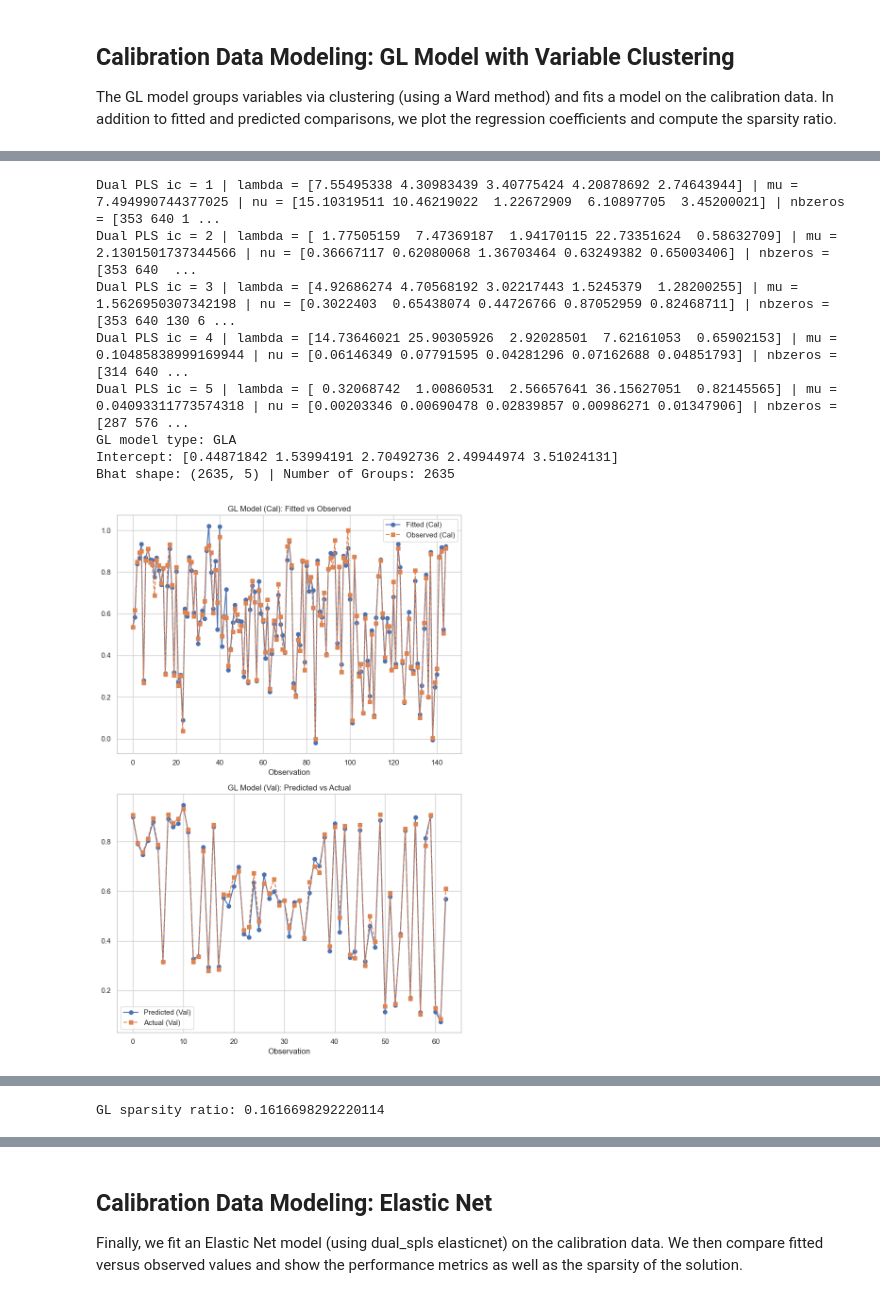
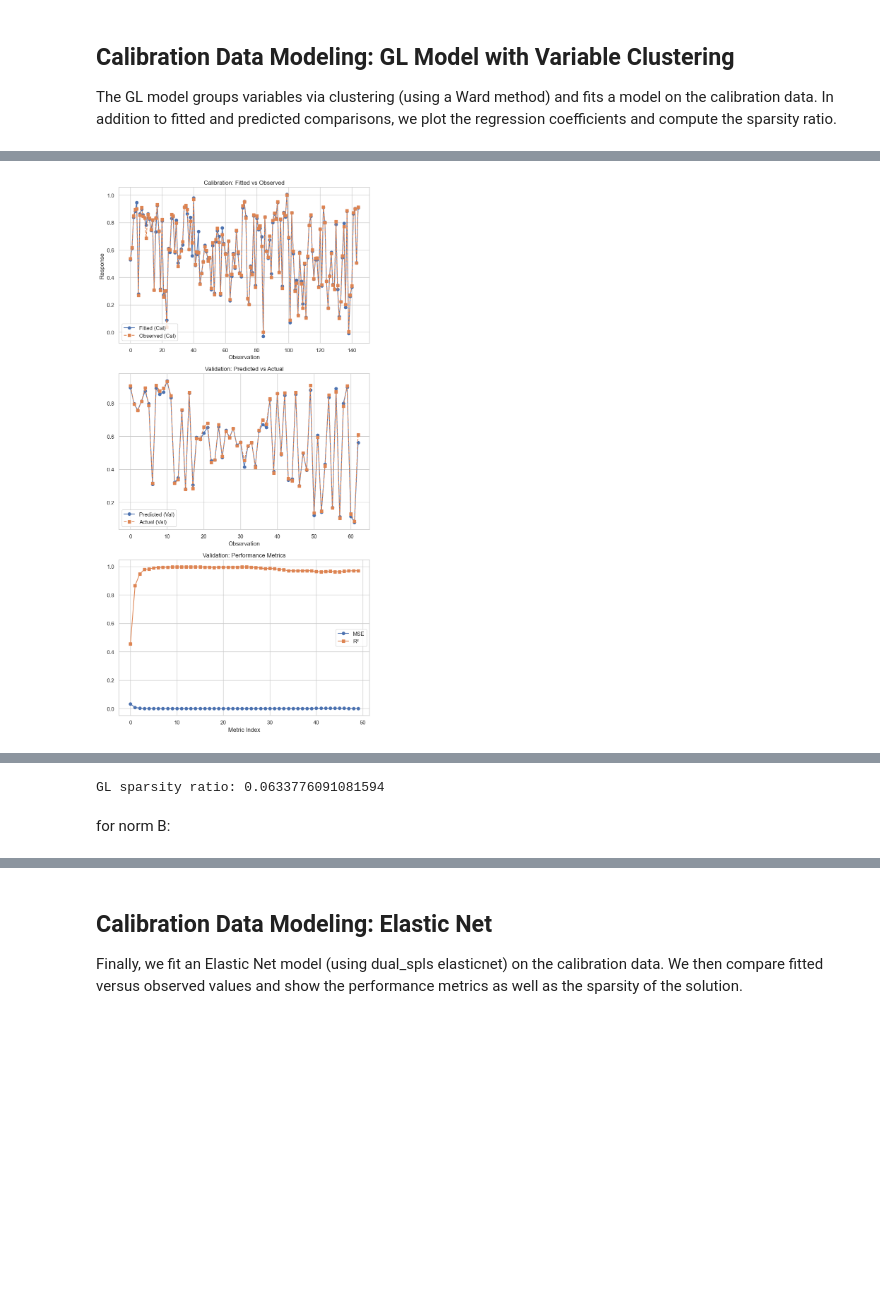
Before and after one commit to marouanetalaa/Dual-sPLS, a Jupyter notebook: Dual-sPLS_Demo.ipynb, the cells around one changed output, grey strips where cells are left out. Cells and saved outputs as stored; diff of their text form; code cells hidden in the pictures; blank space fills up the shorter version.

```diff
--- a/Dual-sPLS_Demo.ipynb
+++ b/Dual-sPLS_Demo.ipynb
@@ -259,0 +342,18 @@ The GL model groups variables via clustering (using a Ward method) and fits a mo
+# %%
+# Fit gl model on calibration data
+ncp=50 #reduced for time complexity
+ppnu=[0.8,0.9,0.95,0.99]
+best_rmse=float('inf')
+best_np_gl=0
+indG = cluster_variables_fixed_groups(X_cal, method='ward', n_groups=5)
+norm='A'
+for ppnu_i in ppnu:
+    model_gl_cal_i = d_spls_GL(X_cal, y_cal,norm=norm, ncp=ncp, ppnu=ppnu_i,indG=indG, verbose=True)
+    idmin=np.argmin(d_spls_metric(model_gl_cal_i,X_val,y_val)['MSE'])
+    min=d_spls_metric(model_gl_cal_i,X_val,y_val)['MSE'][idmin]
+    if min<best_rmse:
+        model_gl_cal=model_gl_cal_i
+        best_np_gl=idmin
+print("Cal gl model type:", model_gl_cal.get('type', 'unknown'))
+print("Intercept:", model_gl_cal['intercept'])
+print("Bhat shape:", model_gl_cal['Bhat'].shape)
@@ -260,50 +378,45 @@ The GL model groups variables via clustering (using a Ward method) and fits a mo
 # %%
-indG = cluster_variables_fixed_groups(X_cal, method='ward', n_groups=5)
-model_GL = d_spls_GL(X_cal, y_cal, ncp=5, ppnu=0.9, indG=indG, verbose=True)
-print("GL model type:", model_GL.get('type', 'unknown'))
-print("Intercept:", model_GL['intercept'])
-print(f"Bhat shape: {model_GL['Bhat'].shape} | Number of Groups: {len(indG)}")
+fig, axes = plt.subplots(3, 1, figsize=(8, 16))
 
-fig, axes = plt.subplots(2, 1, figsize=(8, 12))
-
-# Top: Calibration fitted vs observed for GL
-axes[0].plot(model_GL['fitted_values'].T[-1], label='Fitted (Cal)', marker='o')
+# Top: Fitted vs observed on calibration
+axes[0].plot(model_gl_cal['fitted_values'].T[best_np_gl], label='Fitted (Cal)', marker='o')
 axes[0].plot(y_cal, label='Observed (Cal)', marker='s', linestyle='--')
-axes[0].set_title('GL Model (Cal): Fitted vs Observed')
+axes[0].set_title('Calibration: Fitted vs Observed')
 axes[0].set_xlabel('Observation')
+axes[0].set_ylabel('Response')
 axes[0].legend()
 
-# Bottom: Validation predictions for GL
-y_new = d_spls_predict(model_GL, X_val).T[-1]
+# Middle: Predicted on validation
+y_new = d_spls_predict(model_gl_cal, X_val).T[best_np_gl]
 axes[1].plot(y_new, label='Predicted (Val)', marker='o')
 axes[1].plot(y_val, label='Actual (Val)', marker='s', linestyle='--')
-axes[1].set_title('GL Model (Val): Predicted vs Actual')
+axes[1].set_title('Validation: Predicted vs Actual')
 axes[1].set_xlabel('Observation')
 axes[1].legend()
 
+# Bottom: Performance Metrics
+metrics = d_spls_metric(model_gl_cal, X_val, y_val)
+axes[2].plot(metrics['MSE'], label='MSE', marker='o')
+axes[2].plot(metrics['R2'], label='R²', marker='s')
+axes[2].set_title('Validation: Performance Metrics')
+axes[2].set_xlabel('Metric Index')
+axes[2].legend()
+
 plt.tight_layout()
-plt.show();
+plt.show()
 
 # Plot GL regression coefficients and compute sparsity
-B = model_GL['Bhat']
-sprsty = B.T[-1]
+B = model_gl_cal['Bhat']
+sprsty = B.T[best_np_gl]
 ratio_sprs = np.count_nonzero(sprsty) / len(sprsty)
 
 plt.figure(figsize=(8, 5))
 plt.plot(sprsty, marker='o', linestyle='-')
 plt.title('GL Regression Coefficients')
 plt.xlabel('Variable Index')
 plt.ylabel('Coefficient Value')
 plt.tight_layout()
 plt.show()
 print("GL sparsity ratio:", ratio_sprs)
 # %% [output]
-Dual PLS ic = 1 | lambda = [7.55495338 4.30983439 3.40775424 4.20878692 2.74643944] | mu = 7.494990744377025 | nu = [15.10319511 10.46219022  1.22672909  6.10897705  3.45200021] | nbzeros = [353 640 1 ...
-Dual PLS ic = 2 | lambda = [ 1.77505159  7.47369187  1.94170115 22.73351624  0.58632709] | mu = 2.1301501737344566 | nu = [0.36667117 0.62080068 1.36703464 0.63249382 0.65003406] | nbzeros = [353 640  ...
-Dual PLS ic = 3 | lambda = [4.92686274 4.70568192 3.02217443 1.5245379  1.28200255] | mu = 1.5626950307342198 | nu = [0.3022403  0.65438074 0.44726766 0.87052959 0.82468711] | nbzeros = [353 640 130 6 ...
-Dual PLS ic = 4 | lambda = [14.73646021 25.90305926  2.92028501  7.62161053  0.65902153] | mu = 0.10485838999169944 | nu = [0.06146349 0.07791595 0.04281296 0.07162688 0.04851793] | nbzeros = [314 640 ...
-Dual PLS ic = 5 | lambda = [ 0.32068742  1.00860531  2.56657641 36.15627051  0.82145565] | mu = 0.04093311773574318 | nu = [0.00203346 0.00690478 0.02839857 0.00986271 0.01347906] | nbzeros = [287 576 ...
-GL model type: GLA
-Intercept: [0.44871842 1.53994191 2.70492736 2.49944974 3.51024131]
-Bhat shape: (2635, 5) | Number of Groups: 2635
-[figure, old version]
+[figure, new version]
@@ -311 +424,3 @@ Bhat shape: (2635, 5) | Number of Groups: 2635
-GL sparsity ratio: 0.1616698292220114
+GL sparsity ratio: 0.0633776091081594
+# %% [markdown]
+for norm B:
```
Also changed, not shown: parts of 21 cells of this notebook.
